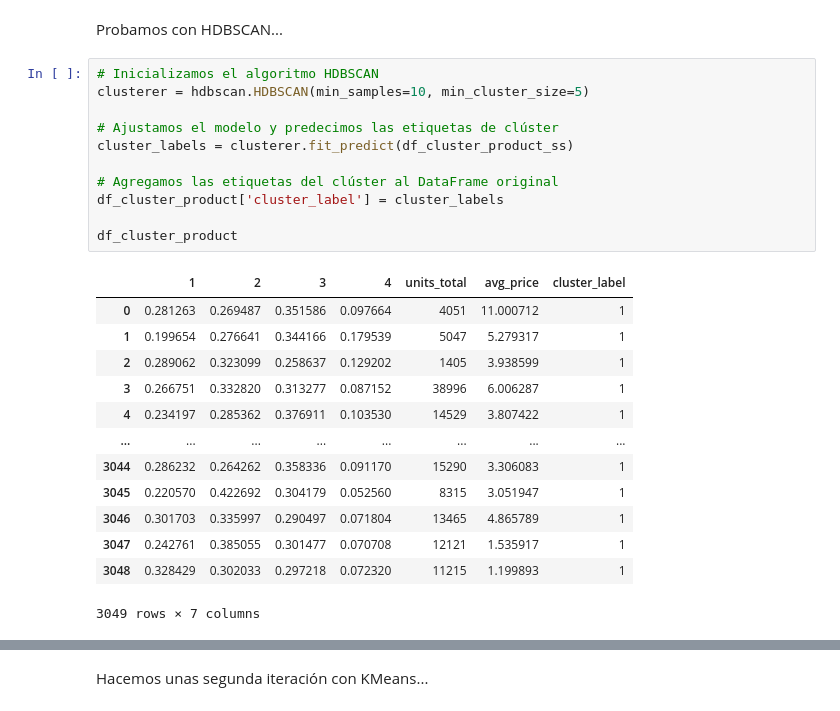
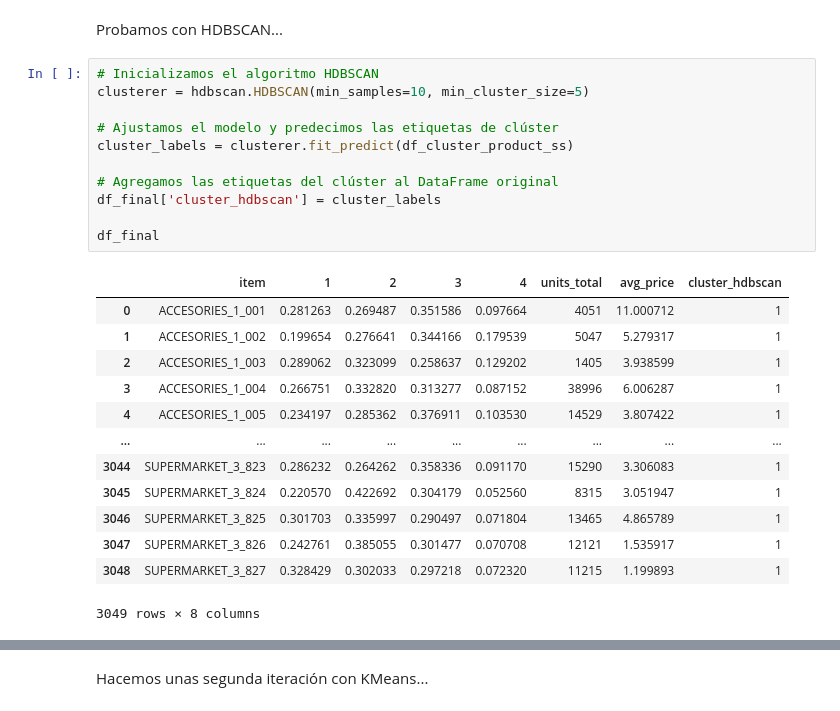
Before and after one commit to alitermat/capstone_retail_TFM, a Jupyter notebook: notebooks/Clustering_producto.ipynb, the cells around one changed output, grey strips where cells are left out. Saved outputs shown, nothing was run; the diff lists cells and outputs as text.

```diff
--- a/notebooks/Clustering_producto.ipynb
+++ b/notebooks/Clustering_producto.ipynb
@@ -117,25 +118,25 @@ Probamos con HDBSCAN...
 # %%
 # Inicializamos el algoritmo HDBSCAN
 clusterer = hdbscan.HDBSCAN(min_samples=10, min_cluster_size=5)
 
 # Ajustamos el modelo y predecimos las etiquetas de clúster
 cluster_labels = clusterer.fit_predict(df_cluster_product_ss)
 
 # Agregamos las etiquetas del clúster al DataFrame original
-df_cluster_product['cluster_label'] = cluster_labels
+df_final['cluster_hdbscan'] = cluster_labels
 
-df_cluster_product
+df_final
 # %% [output]
-|  | 1 | 2 | 3 | 4 | units_total | avg_price | cluster_label |
-| 0 | 0.281263 | 0.269487 | 0.351586 | 0.097664 | 4051 | 11.000712 | 1 |
-| 1 | 0.199654 | 0.276641 | 0.344166 | 0.179539 | 5047 | 5.279317 | 1 |
-| 2 | 0.289062 | 0.323099 | 0.258637 | 0.129202 | 1405 | 3.938599 | 1 |
-| 3 | 0.266751 | 0.332820 | 0.313277 | 0.087152 | 38996 | 6.006287 | 1 |
-| 4 | 0.234197 | 0.285362 | 0.376911 | 0.103530 | 14529 | 3.807422 | 1 |
-| ... | ... | ... | ... | ... | ... | ... | ... |
-| 3044 | 0.286232 | 0.264262 | 0.358336 | 0.091170 | 15290 | 3.306083 | 1 |
-| 3045 | 0.220570 | 0.422692 | 0.304179 | 0.052560 | 8315 | 3.051947 | 1 |
-| 3046 | 0.301703 | 0.335997 | 0.290497 | 0.071804 | 13465 | 4.865789 | 1 |
-| 3047 | 0.242761 | 0.385055 | 0.301477 | 0.070708 | 12121 | 1.535917 | 1 |
-| 3048 | 0.328429 | 0.302033 | 0.297218 | 0.072320 | 11215 | 1.199893 | 1 |
+|  | item | 1 | 2 | 3 | 4 | units_total | avg_price | cluster_hdbscan |
+| 0 | ACCESORIES_1_001 | 0.281263 | 0.269487 | 0.351586 | 0.097664 | 4051 | 11.000712 | 1 |
+| 1 | ACCESORIES_1_002 | 0.199654 | 0.276641 | 0.344166 | 0.179539 | 5047 | 5.279317 | 1 |
+| 2 | ACCESORIES_1_003 | 0.289062 | 0.323099 | 0.258637 | 0.129202 | 1405 | 3.938599 | 1 |
+| 3 | ACCESORIES_1_004 | 0.266751 | 0.332820 | 0.313277 | 0.087152 | 38996 | 6.006287 | 1 |
+| 4 | ACCESORIES_1_005 | 0.234197 | 0.285362 | 0.376911 | 0.103530 | 14529 | 3.807422 | 1 |
+| ... | ... | ... | ... | ... | ... | ... | ... | ... |
+| 3044 | SUPERMARKET_3_823 | 0.286232 | 0.264262 | 0.358336 | 0.091170 | 15290 | 3.306083 | 1 |
+| 3045 | SUPERMARKET_3_824 | 0.220570 | 0.422692 | 0.304179 | 0.052560 | 8315 | 3.051947 | 1 |
+| 3046 | SUPERMARKET_3_825 | 0.301703 | 0.335997 | 0.290497 | 0.071804 | 13465 | 4.865789 | 1 |
+| 3047 | SUPERMARKET_3_826 | 0.242761 | 0.385055 | 0.301477 | 0.070708 | 12121 | 1.535917 | 1 |
+| 3048 | SUPERMARKET_3_827 | 0.328429 | 0.302033 | 0.297218 | 0.072320 | 11215 | 1.199893 | 1 |
-3049 rows × 7 columns
+3049 rows × 8 columns
```
Also changed, not shown: parts of 9 cells of this notebook.
